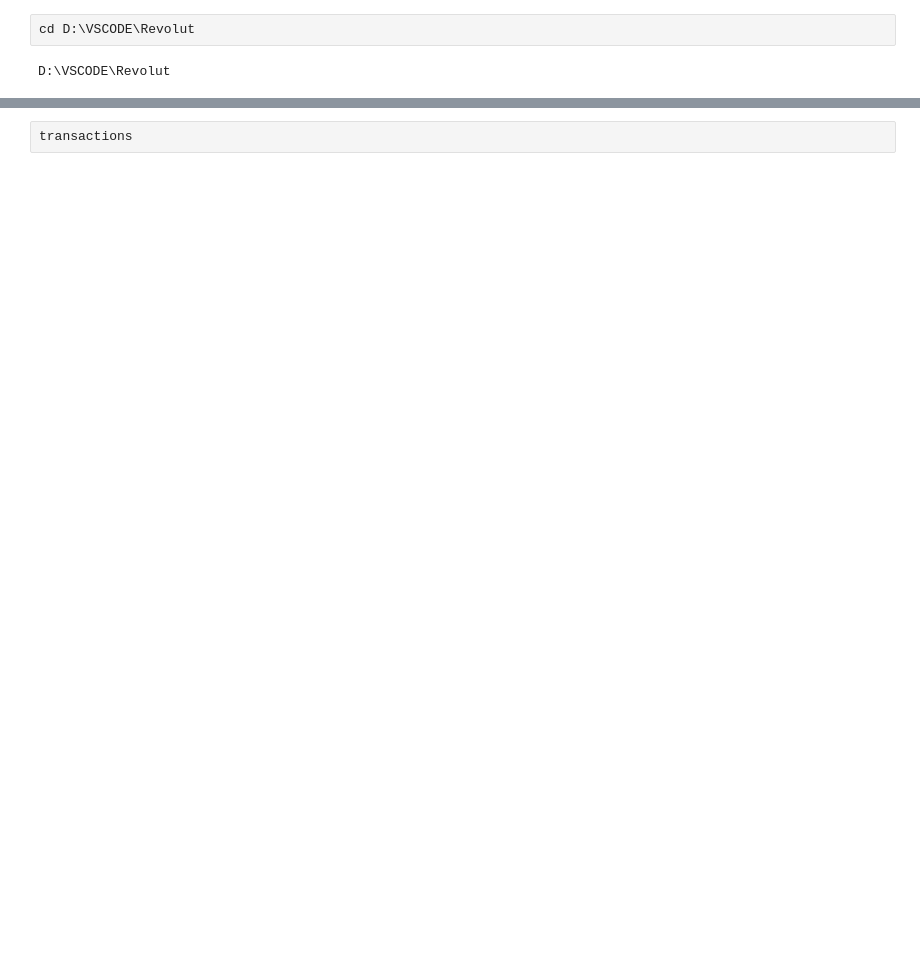
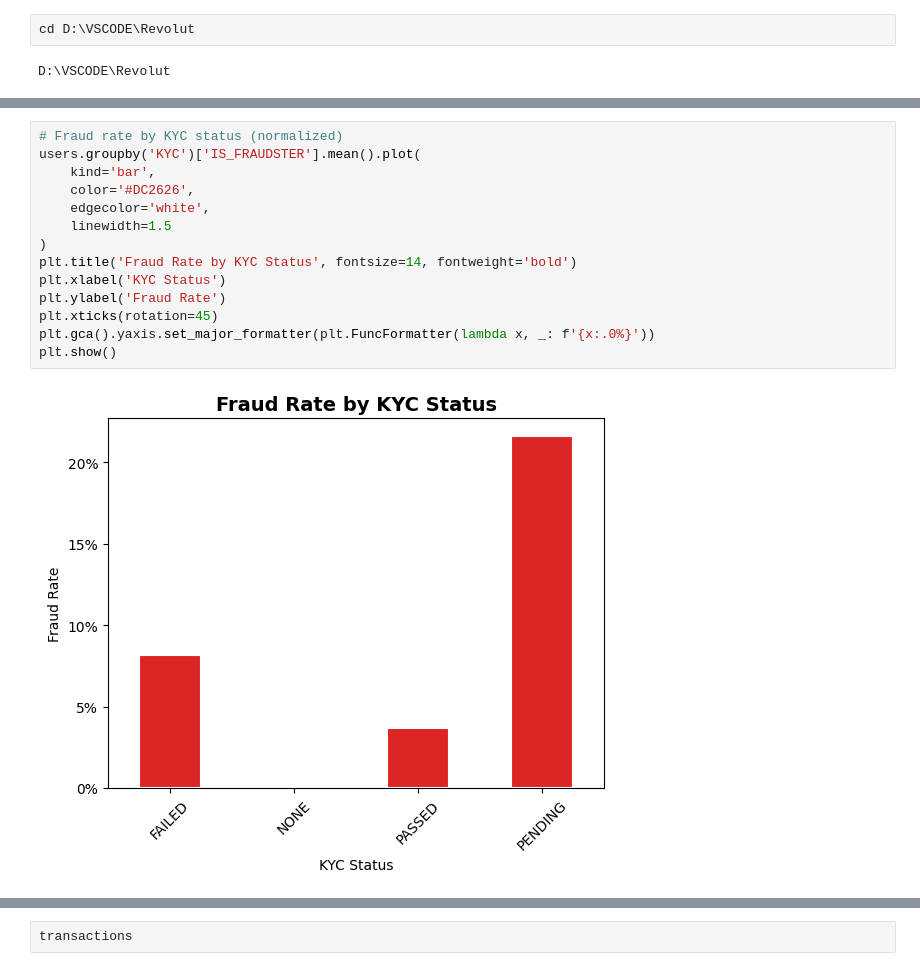
Before and after one commit to EduardoVad/revolut-fraud-detection, a Jupyter notebook: Revolut_Fraudster_detection_model.ipynb, the cells around one changed output, grey strips where cells are left out. Saved outputs shown, nothing was run; the diff lists cells and outputs as text; blank space fills up the shorter version.

Commit message:
Updated fraud detection notebook

```diff
--- a/Revolut_Fraudster_detection_model.ipynb
+++ b/Revolut_Fraudster_detection_model.ipynb
@@ -33,0 +43,16 @@ users
+# %%
+# Fraud rate by KYC status (normalized)
+users.groupby('KYC')['IS_FRAUDSTER'].mean().plot(
+    kind='bar',
+    color='#DC2626',
+    edgecolor='white',
+    linewidth=1.5
+)
+plt.title('Fraud Rate by KYC Status', fontsize=14, fontweight='bold')
+plt.xlabel('KYC Status')
+plt.ylabel('Fraud Rate')
+plt.xticks(rotation=45)
+plt.gca().yaxis.set_major_formatter(plt.FuncFormatter(lambda x, _: f'{x:.0%}'))
+plt.show()
+# %% [output]
+[figure, added]
```
Also changed, not shown: parts of 42 cells of this notebook.
